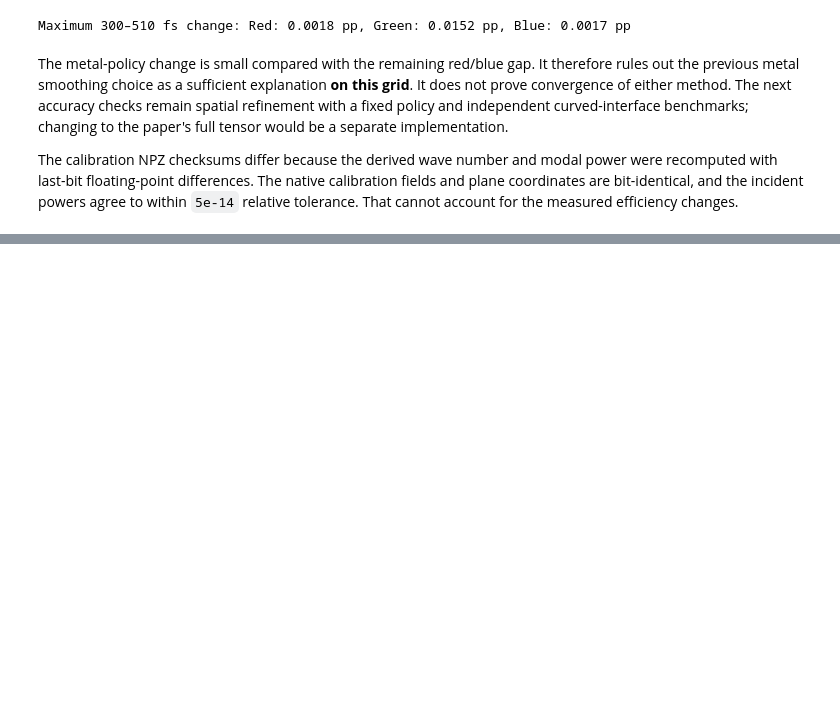
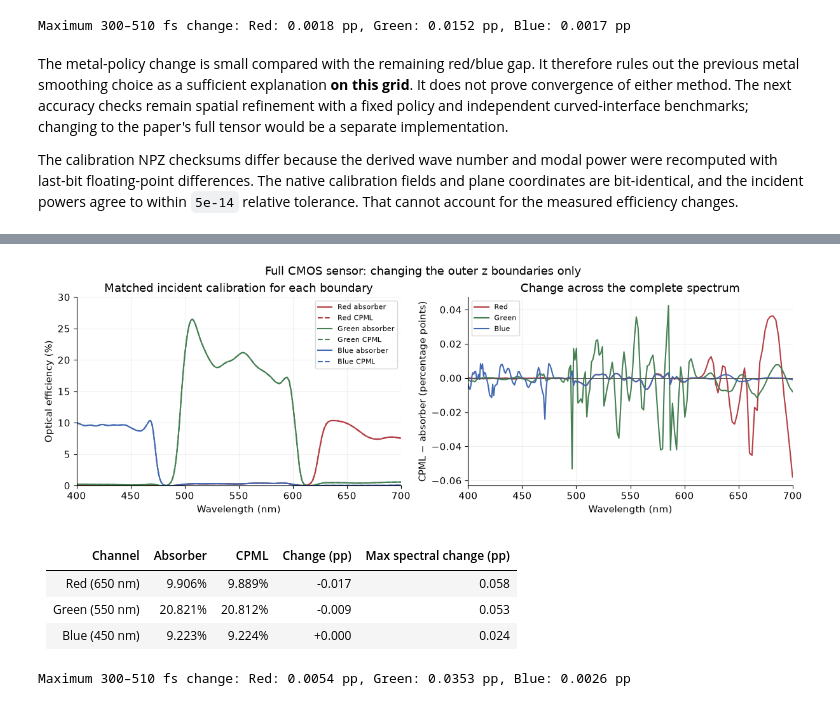
Before and after one commit to cdaunt/beamz, a Jupyter notebook: examples/notebooks/cmos_cause_isolation.ipynb, the cells around one changed output, grey strips where cells are left out. Cells and saved outputs as stored; diff of their text form; code cells hidden in the pictures; blank space fills up the shorter version.

Commit message:
Isolate full CMOS outer-boundary sensitivity on RTX3090

```diff
--- a/examples/notebooks/cmos_cause_isolation.ipynb
+++ b/examples/notebooks/cmos_cause_isolation.ipynb
@@ -375,0 +382,48 @@ The calibration NPZ checksums differ because the derived wave number and modal p
+# %%
+cpml_dir = evidence / "components/full-staircase-metal-cpml"
+cpml = np.load(cpml_dir / "calibrated_efficiency.npz")
+cpml_report = read_report(cpml_dir / "report.json")
+for key in ("grid", "dt", "steps", "snapshot_sha256", "colocation_side", "metal_smoothing", "reference_frequency_hz"):
+    assert cpml_report[key] == stair_report[key], key
+for axis in "xyz":
+    np.testing.assert_array_equal(np.load(cpml_dir / "grid.npz")[axis], np.load(staircase_dir / "grid.npz")[axis])
+np.testing.assert_array_equal(cpml["wavelength_nm"], staircase["wavelength_nm"])
+assert cpml_report["boundary"] == "cpml"
+assert read_report(cpml_dir / "incident_calibration_report.json")["boundary"] == "cpml"
+fig, axes = plt.subplots(1, 2, figsize=(12, 4), constrained_layout=True)
+comparison = {}
+table = "| Channel | Absorber | CPML | Change (pp) | Max spectral change (pp) |\n|---|---:|---:|---:|---:|\n"
+wl = cpml["wavelength_nm"]
+order = np.argsort(wl)
+for channel, center, color in (("red",650,"#b43e43"),("green",550,"#458052"),("blue",450,"#426ab3")):
+    delta = 100*(cpml[channel]-staircase[channel])
+    old_value = stair_report["central_efficiency_percent"][channel]
+    new_value = cpml_report["central_efficiency_percent"][channel]
+    comparison[channel] = dict(absorber_percent=old_value, cpml_percent=new_value,
+        central_change_pp=new_value-old_value, max_spectral_change_pp=float(np.max(abs(delta))),
+        temporal_max_change_pp=cpml_report["temporal_max_change_pp"][channel])
+    axes[0].plot(wl[order], 100*staircase[channel][order], color=color, label=channel.title()+" absorber")
+    axes[0].plot(wl[order], 100*cpml[channel][order], "--", color=color, label=channel.title()+" CPML")
+    axes[1].plot(wl[order], delta[order], color=color, label=channel.title())
+    table += f"| {channel.title()} ({center} nm) | {old_value:.3f}% | {new_value:.3f}% | {new_value-old_value:+.3f} | {np.max(abs(delta)):.3f} |\n"
+axes[0].set(ylabel="Optical efficiency (%)", ylim=(0,30), title="Matched incident calibration for each boundary")
+axes[1].axhline(0, color="#555555", linewidth=0.7)
+axes[1].set(ylabel="CPML − absorber (percentage points)", title="Change across the complete spectrum")
+for ax in axes:
+    ax.set(xlabel="Wavelength (nm)", xlim=(400,700))
+    ax.grid(alpha=0.18)
+    ax.legend(fontsize=8)
+fig.suptitle("Full CMOS sensor: changing the outer z boundaries only")
+fig.savefig(cpml_dir / "boundary_comparison.png", dpi=160)
+plt.show()
+display(Markdown(table))
+(cpml_dir / "boundary_comparison.json").write_text(json.dumps(comparison, indent=2)+"\n")
+print("Maximum 300–510 fs change:", ", ".join(f"{c.title()}: {v:.4f} pp" for c, v in cpml_report["temporal_max_change_pp"].items()))
+# %% [output]
+[figure, added]
+| Channel | Absorber | CPML | Change (pp) | Max spectral change (pp) |
+|---|---:|---:|---:|---:|
+| Red (650 nm) | 9.906% | 9.889% | -0.017 | 0.058 |
+| Green (550 nm) | 20.821% | 20.812% | -0.009 | 0.053 |
+| Blue (450 nm) | 9.223% | 9.224% | +0.000 | 0.024 |
+Maximum 300–510 fs change: Red: 0.0054 pp, Green: 0.0353 pp, Blue: 0.0026 pp
```
Also changed, not shown: parts of 3 cells of this notebook, 18 other files.
